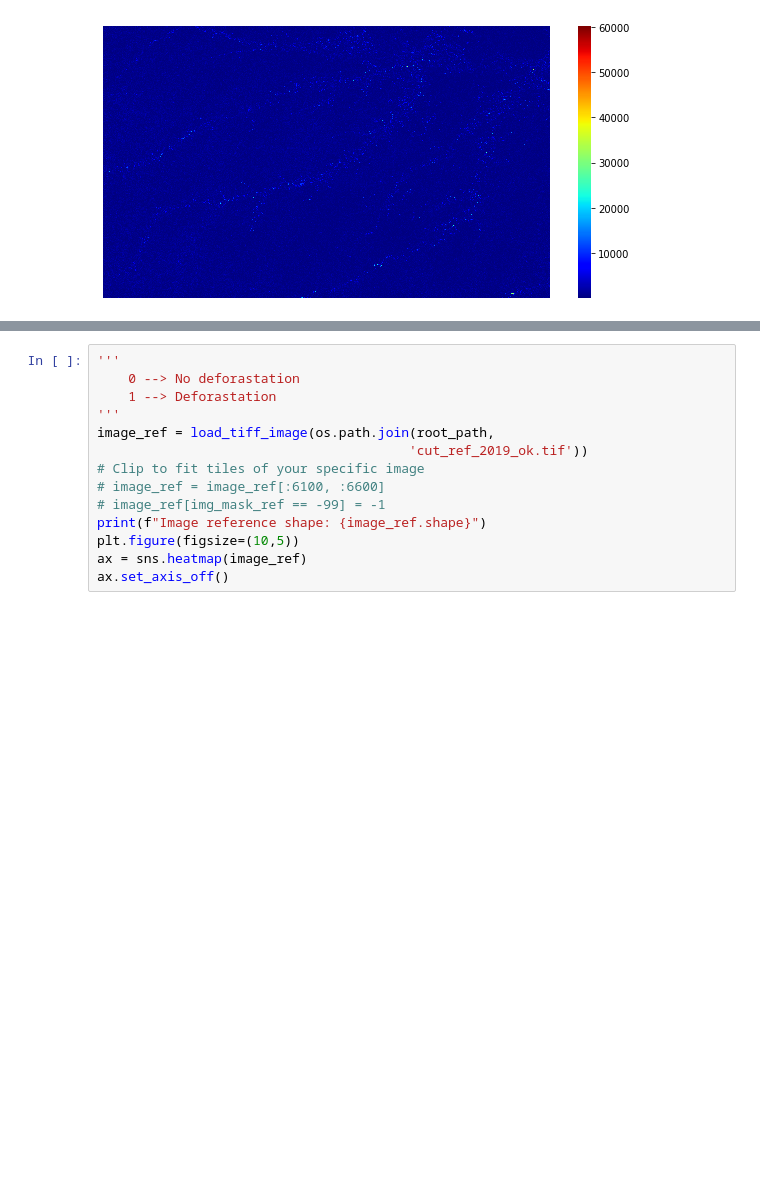
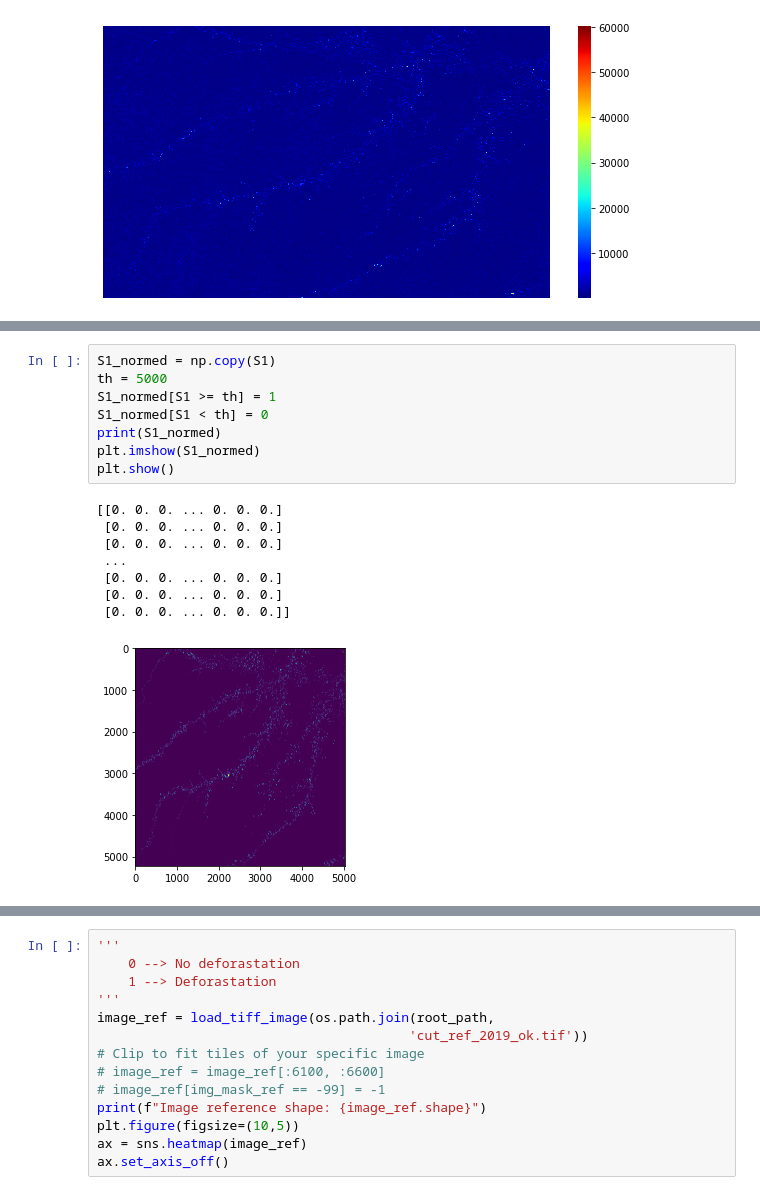
Before and after one commit to thimabru1010/resuneta, a Jupyter notebook: test_notebooks/CVA_test.ipynb, the cells around one changed output, grey strips where cells are left out. Cells and saved outputs as stored; diff of their text form; blank space fills up the shorter version.

```diff
--- a/test_notebooks/CVA_test.ipynb
+++ b/test_notebooks/CVA_test.ipynb
@@ -100,0 +117,17 @@ ax.set_axis_off()
+# %%
+S1_normed = np.copy(S1)
+th = 5000
+S1_normed[S1 >= th] = 1
+S1_normed[S1 < th] = 0
+print(S1_normed)
+plt.imshow(S1_normed)
+plt.show()
+# %% [output]
+[[0. 0. 0. ... 0. 0. 0.]
+ [0. 0. 0. ... 0. 0. 0.]
+ [0. 0. 0. ... 0. 0. 0.]
+ ...
+ [0. 0. 0. ... 0. 0. 0.]
+ [0. 0. 0. ... 0. 0. 0.]
+ [0. 0. 0. ... 0. 0. 0.]]
+[figure, added]
```
Also changed, not shown: parts of 3 cells of this notebook, 1 other file.
